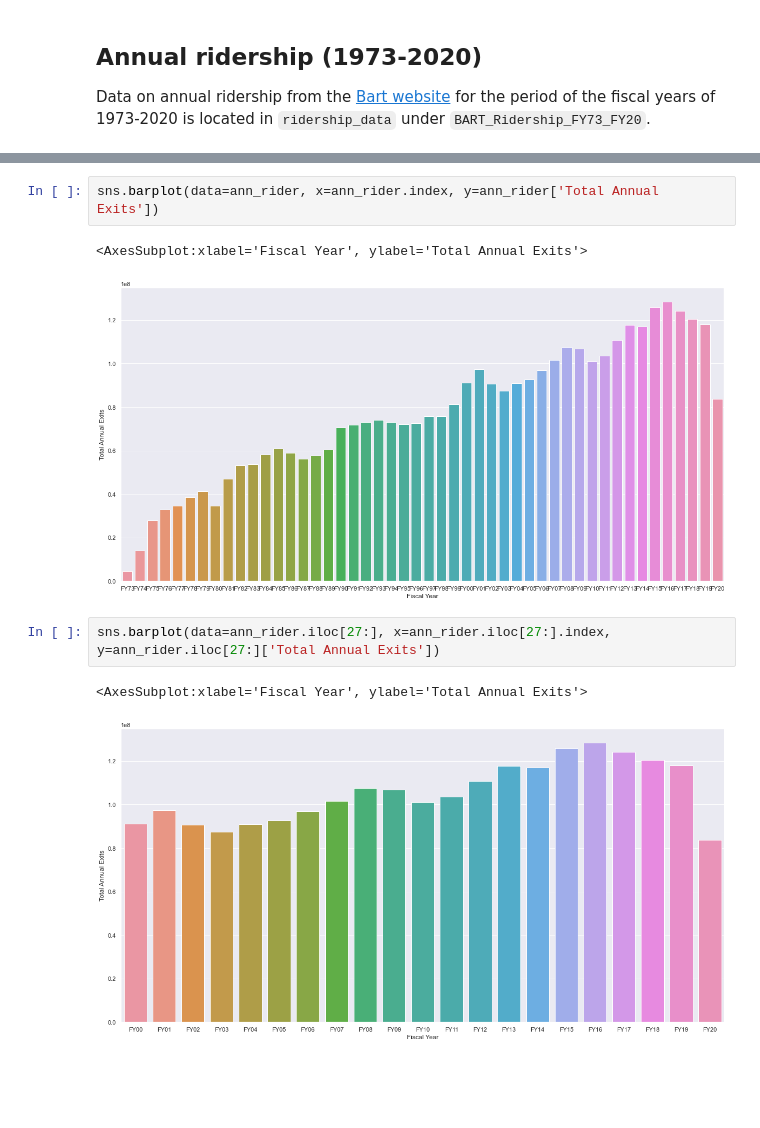
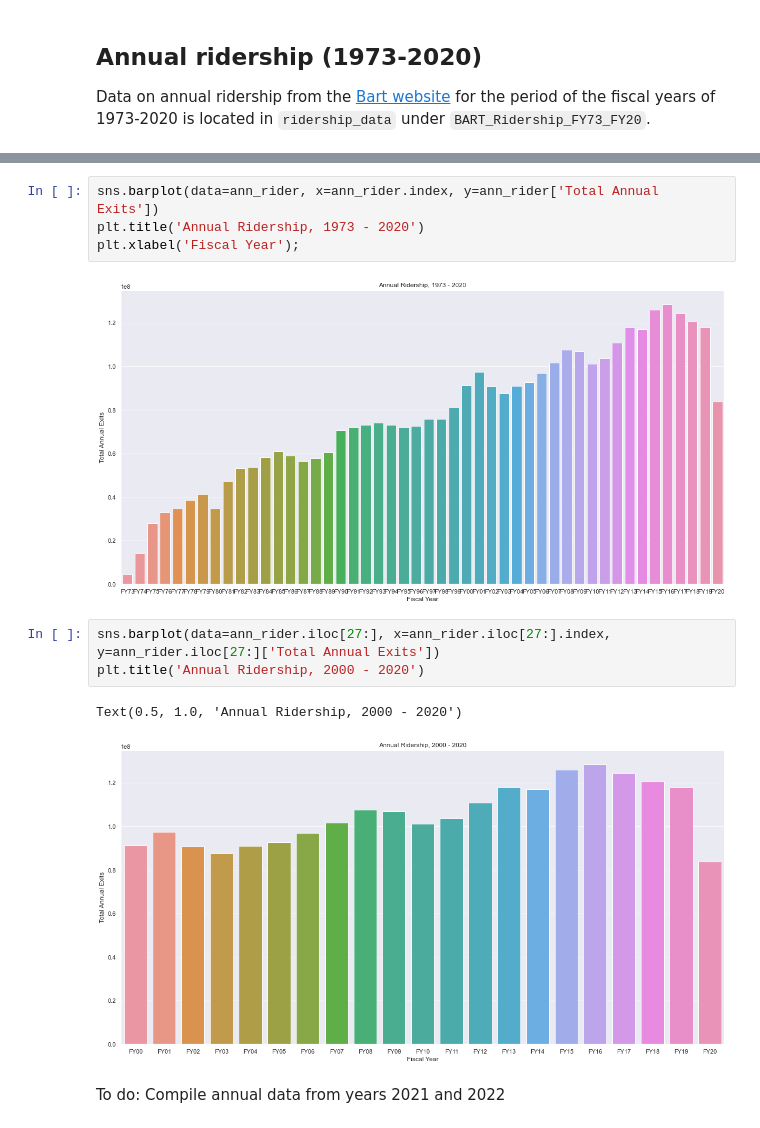
Before and after one commit to angela-bi/public_transportation_dailycal, a Jupyter notebook: ridership_eda.ipynb, the cells around one changed output, grey strips where cells are left out. Drawn from its saved outputs; the diff is of its cells as text; blank space fills up the shorter version.

```diff
--- a/ridership_eda.ipynb
+++ b/ridership_eda.ipynb
@@ -84,10 +71,14 @@ ann_rider
 # %%
 sns.barplot(data=ann_rider, x=ann_rider.index, y=ann_rider['Total Annual Exits'])
+plt.title('Annual Ridership, 1973 - 2020')
+plt.xlabel('Fiscal Year');
 # %% [output]
-<AxesSubplot:xlabel='Fiscal Year', ylabel='Total Annual Exits'>
-[figure, old version]
+[figure, new version]
 # %%
 sns.barplot(data=ann_rider.iloc[27:], x=ann_rider.iloc[27:].index, y=ann_rider.iloc[27:]['Total Annual Exits'])
+plt.title('Annual Ridership, 2000 - 2020')
 # %% [output]
-<AxesSubplot:xlabel='Fiscal Year', ylabel='Total Annual Exits'>
+Text(0.5, 1.0, 'Annual Ridership, 2000 - 2020')
-[figure, old version]
+[figure, new version]
+# %% [markdown]
+To do: Compile annual data from years 2021 and 2022
```
Also changed, not shown: parts of 12 cells of this notebook, 34 other files.
